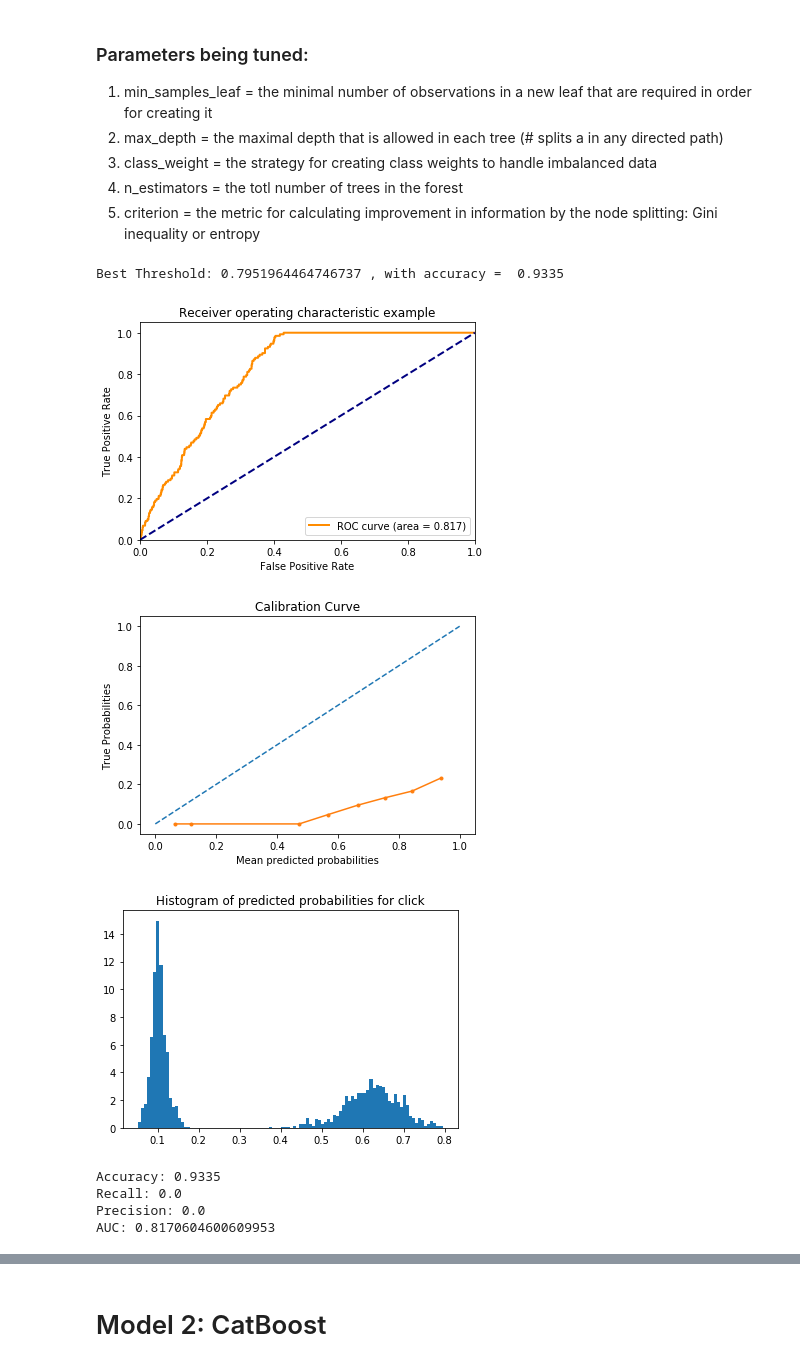
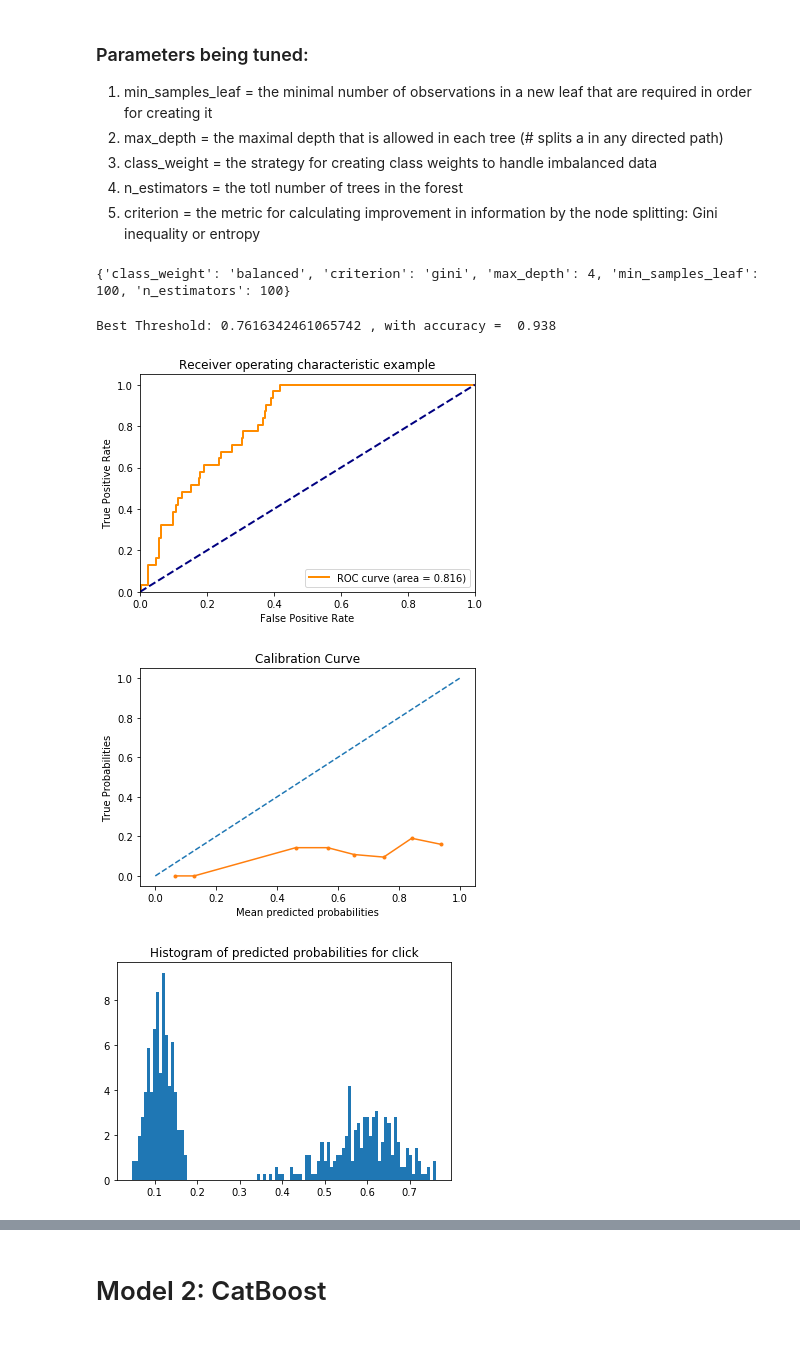
Before and after one commit to ayeletdabush/datascience, a Jupyter notebook: click_pred_modeling.ipynb, the cells around one changed output, grey strips where cells are left out. Cells and saved outputs as stored; diff of their text form; code cells hidden in the pictures.

Commit message:
working version with config serialization

```diff
--- a/click_pred_modeling.ipynb
+++ b/click_pred_modeling.ipynb
@@ -41,3 +52,9 @@ train.loc[:,"clicked"] = train.loc[:,"clicked"].map({True:1, False:0})
+# %%
+def get_config(model):
+    d = configs.loc[model].params
+    params = json.loads(d)
+    print (params)
+    return (params)
 # %%
 def add_features(df):
 
@@ -234,6 +249,6 @@ def find_best_params_random_forest(grid, X_train, y_train, X_val, y_val):
     return best_grid
 # %%
-def evaulate_pipeline(pipe, X, y):
+def evaulate_pipeline(pipe, X, y, params):
     y_hat = pipe.predict_proba(X)[:,1]
     assert y.shape ==  y_hat.shape
     best_accuracy, best_threshold = find_threshold_by_accuracy(y_val, y_hat, plot=False)
@@ -248,13 +263,17 @@ def evaulate_pipeline(pipe, X, y):
     plt.hist(y_hat, bins=100, density=True)
     plt.title("Histogram of predicted probabilities for click")
     plt.show()
-    #threshold = find_threshold(y, y_hat)
-    #print (f"""threshold={threshold:.2f}, num clicks: predicted={sum(y[y_hat>=threshold])}, actual={sum(y)}""")
-    print("Accuracy:", accuracy_score(y, y_pred, normalize=True))
-    print("Recall:", recall_score(y, y_pred))
-    print("Precision:", precision_score(y, y_pred))
-    print("AUC:", auc)
-    return best_threshold
+
+    result = {
+        "Accuracy": accuracy_score(y, y_pred, normalize=True),
+        "Recall": recall_score(y, y_pred),
+        "Precision": precision_score(y, y_pred),
+        "AUC": auc,
+        "-LogLoss(higer is better)": -log_loss(y, y_pred),
+        "threshold":   best_threshold,
+        "params": json.dumps(params)
+    }
+    return result
 # %% [markdown]
 # Model 1: Random Forest PipeLine
 # %%
@@ -281,8 +300,9 @@ def make_rf_pipe_line(calibration = None, params = None ):
 5. criterion        = the metric for calculating improvement in information by the node splitting: Gini inequality or entropy
 # %%
 # this is a long step, was executed and saved previously
-if False:
-    %%time
+
+if CALC_PARAMS:
+
 
     rf_params_grid ={'min_samples_leaf': [100],
                      'max_depth': [4] ,
@@ -293,19 +313,19 @@ if False:
                     }
     best_rf_params = find_best_params_random_forest(rf_params_grid, X_train, y_train, X_val, y_val)
 else:
-    best_rf_params = {'class_weight': 'balanced', 'criterion': 'gini', 'max_depth': 4, 'min_samples_split': 100, 'n_estimators': 100}
+    get_config
+    best_rf_params = get_config('RF')
+# %% [output]
+{'class_weight': 'balanced', 'criterion': 'gini', 'max_depth': 4, 'min_samples_leaf': 100, 'n_estimators': 100}
 # %%
 
 rf_pipe = make_rf_pipe_line(calibration = None, params = best_rf_params)
-# %%
-
-evaulate_pipeline(rf_pipe, X_val, y_val);
-# %% [output]
-Best Threshold: 0.7951964464746737 , with accuracy =  0.9335
-[figure, removed]
-[figure, removed]
-[figure, removed]
-Accuracy: 0.9335
-Recall: 0.0
-Precision: 0.0
-AUC: 0.8170604600609953
+# %%
+rf_results = evaulate_pipeline(rf_pipe, X_val, y_val,best_rf_params)
+rf_df = pd.DataFrame(rf_results, index= ['RF'])
+rf_df
+# %% [output]
+Best Threshold: 0.7616342461065742 , with accuracy =  0.938
+[figure, added]
+[figure, added]
+[figure, added]
```
Also changed, not shown: parts of 36 cells of this notebook.
